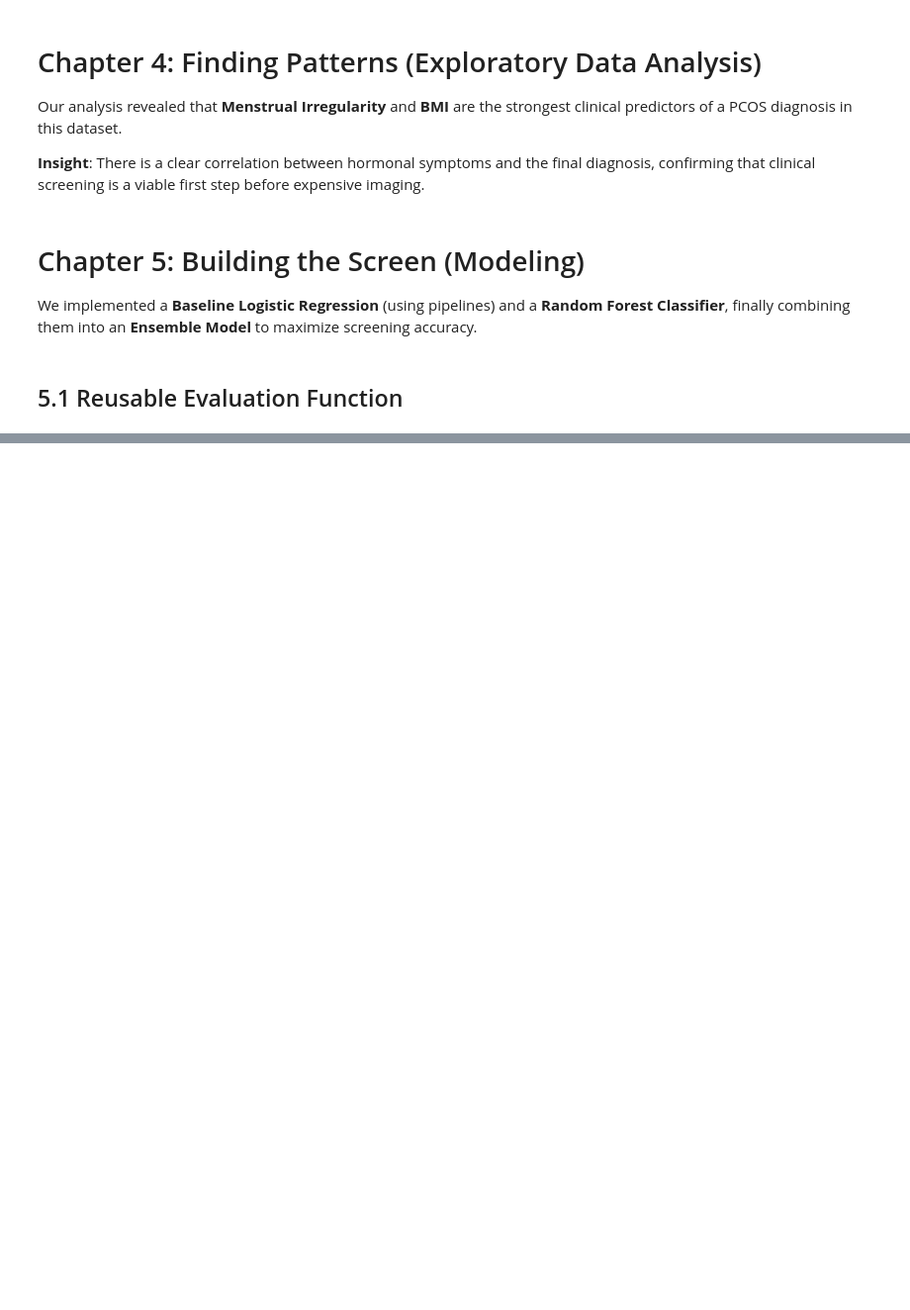
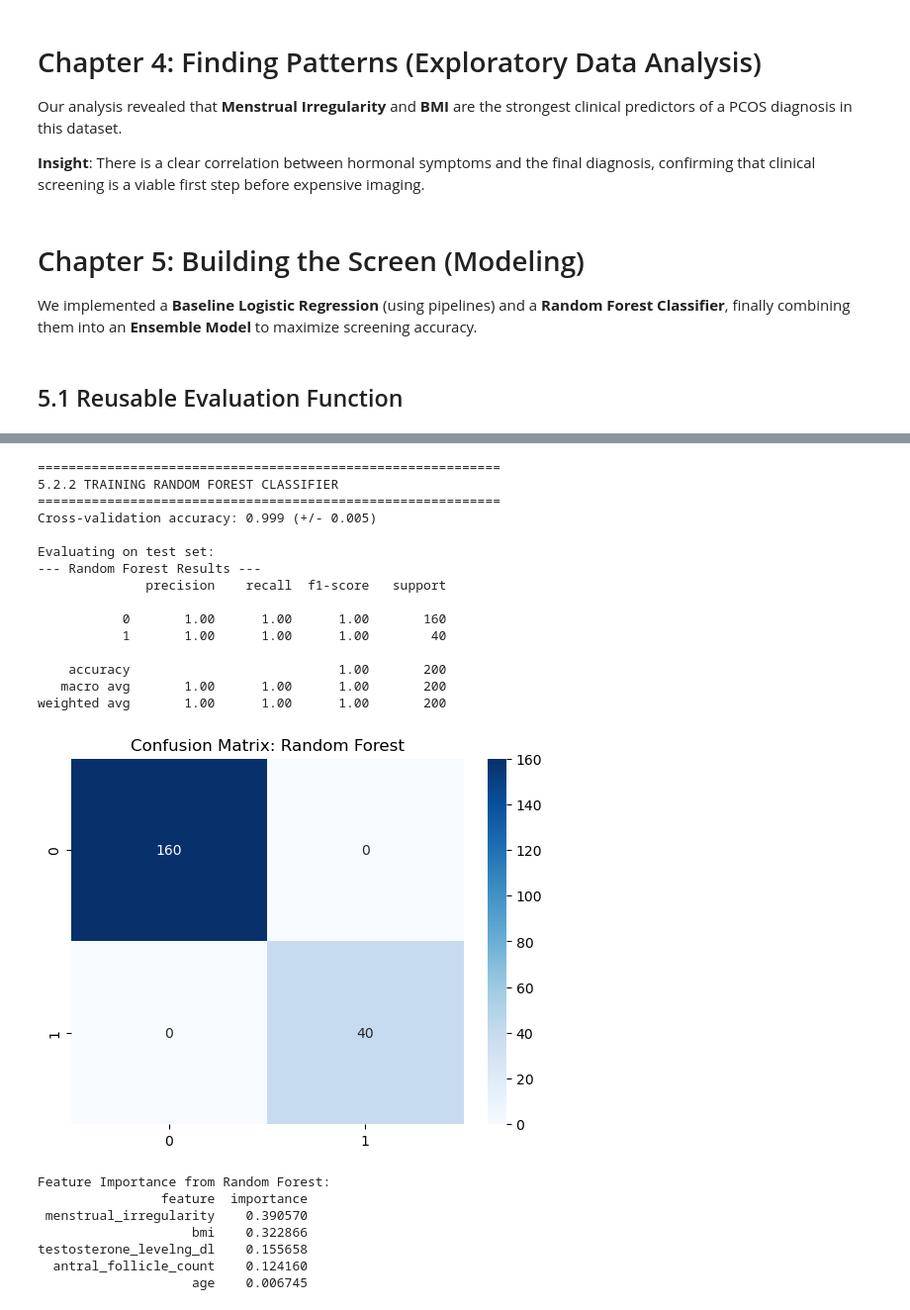
Before and after one commit to Skylar-Lorena/pcos-clinical-screening-ml, a Jupyter notebook: notebooks/pcos_analysis.ipynb, the cells around one changed output, grey strips where cells are left out. Shown at 99% size. Cells and saved outputs as stored; diff of their text form; code cells hidden in the pictures; blank space fills up the shorter version.

```diff
--- a/notebooks/pcos_analysis.ipynb
+++ b/notebooks/pcos_analysis.ipynb
@@ -115,0 +228,75 @@ NameError: name 'X_train' is not defined
+# %%
+print("\n" + "=" * 60)
+print("5.2.2 TRAINING RANDOM FOREST CLASSIFIER")
+print("=" * 60)
+
+# Random Forest pipeline
+pipe_rf = Pipeline(
+    [
+        (
+            "classifier",
+            RandomForestClassifier(
+                n_estimators=100,
+                max_depth=10,
+                min_samples_split=5,
+                random_state=42,
+                class_weight="balanced",
+            ),
+        )
+    ]
+)
+
+# Train the model
+pipe_rf.fit(X_train, y_train)
+
+# Cross-validation score
+cv_scores_rf = cross_val_score(pipe_rf, X_train, y_train, cv=5, scoring="accuracy")
+print(
+    f"Cross-validation accuracy: {cv_scores_rf.mean():.3f} (+/- {cv_scores_rf.std() * 2:.3f})"
+)
+
+# Evaluate using our function
+print("\nEvaluating on test set:")
+evaluate_pcos_model(pipe_rf, X_test, y_test, "Random Forest")
+
+# Feature importance (Random Forest advantage)
+if hasattr(pipe_rf.named_steps["classifier"], "feature_importances_"):
+    importances = pipe_rf.named_steps["classifier"].feature_importances_
+    feature_importance_df = pd.DataFrame(
+        {"feature": feature_columns, "importance": importances}
+    ).sort_values("importance", ascending=False)
+
+    print("\nFeature Importance from Random Forest:")
+    print(feature_importance_df.to_string(index=False))
+
+    # Plot feature importance
+    plt.figure(figsize=(10, 6))
+    sns.barplot(data=feature_importance_df, x="importance", y="feature")
+    plt.title("Feature Importances for PCOS Prediction (Random Forest)", fontsize=14)
+    plt.xlabel("Importance Score")
+    plt.tight_layout()
+    plt.show()
+# %% [output]
+============================================================
+5.2.2 TRAINING RANDOM FOREST CLASSIFIER
+============================================================
+Cross-validation accuracy: 0.999 (+/- 0.005)
+
+Evaluating on test set:
+--- Random Forest Results ---
+              precision    recall  f1-score   support
+
+           0       1.00      1.00      1.00       160
+           1       1.00      1.00      1.00        40
+
+    accuracy                           1.00       200
+   macro avg       1.00      1.00      1.00       200
+weighted avg       1.00      1.00      1.00       200
+[figure, added]
+Feature Importance from Random Forest:
+                feature  importance
+ menstrual_irregularity    0.390570
+                    bmi    0.322866
+testosterone_levelng_dl    0.155658
+  antral_follicle_count    0.124160
+                    age    0.006745
```
Also changed, not shown: parts of 14 cells of this notebook.
